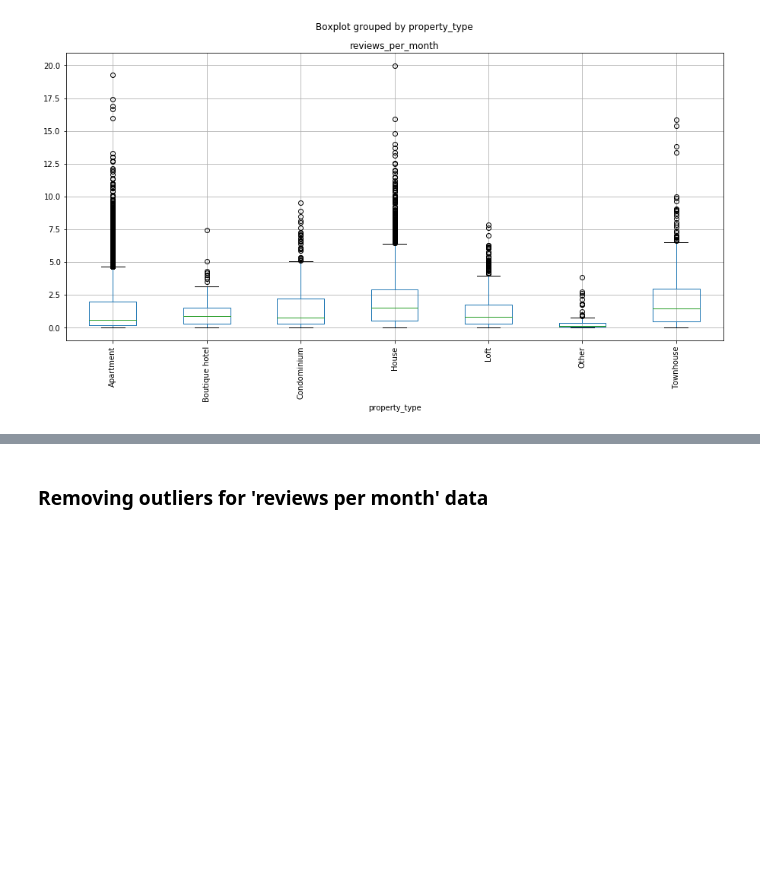
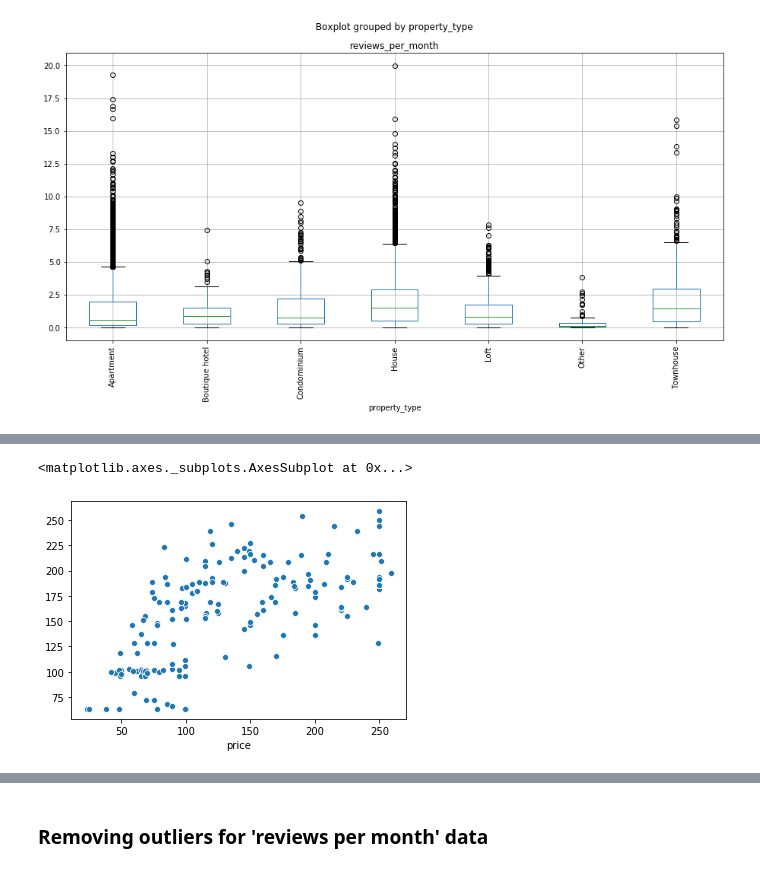
Before and after one commit to Wetpaint3/Airbnb_Project, a Jupyter notebook: airbnb.ipynb, the cells around one changed output, grey strips where cells are left out. Drawn from its saved outputs; the diff is of its cells as text; code cells hidden in the pictures; blank space fills up the shorter version.

```diff
--- a/airbnb.ipynb
+++ b/airbnb.ipynb
@@ -674,0 +633,17 @@ df2.boxplot('reviews_per_month',by = 'property_type',figsize = (15,7), rot=90);
+# %%
+dfla2['instant_dummy'] = pd.get_dummies(dfla2['instant_bookable'], drop_first=True)
+dfla2['City_of_LA_dummy'] = np.where(dfla2['neighbourhood_group_cleansed']=='City of Los Angeles', 1, 0)
+dfla2['Manhattan_dummy'] = np.where(dfla2['neighbourhood_group_cleansed']=='City of Los Angeles', 1, 0)
+dfla2['Unincorporated_Areas_dummy'] = np.where(dfla2['neighbourhood_group_cleansed']=='Unincorporated Areas', 1, 0)
+dfla2['Other_Cities_dummy'] = np.where(dfla2['neighbourhood_group_cleansed']=='Other Cities', 1, 0)
+dfla2['Apartment_dummy'] = np.where(dfla2['property_type']=='Apartment', 1, 0)
+dfla2['Condominium_dummy'] = np.where(dfla2['property_type']=='Condominium', 1, 0)
+dfla2['Townhouse_dummy'] = np.where(dfla2['property_type']=='Townhouse', 1, 0)
+dfla2['Hotel_dummy'] = np.where(dfla2['property_type']=='Hotel', 1, 0)
+dfla2['House_dummy'] = np.where(dfla2['property_type']=='House', 1, 0)
+dfla2['Boutique_dummy'] = np.where(dfla2['property_type']=='Boutique hotel', 1, 0)
+dfla2['Serviced_apartment_dummy'] = np.where(dfla2['property_type']=='Serviced apartment', 1, 0)
+dfla2['Loft_dummy'] = np.where(dfla2['property_type']=='Loft', 1, 0)
+dfla2['Private_dummy'] = np.where(dfla2['room_type']=='Private room', 1, 0)
+dfla2['Shared_dummy'] = np.where(dfla2['room_type']=='Shared room', 1, 0)
+dfla2['Entire_dummy'] = np.where(dfla2['room_type']=='Entire home/apt', 1, 0)
@@ -674,0 +670,5 @@ df2.boxplot('reviews_per_month',by = 'property_type',figsize = (15,7), rot=90);
+# %%
+sns.scatterplot(dfla2['price'],price_reg.predict(dfla2))
+# %% [output]
+<matplotlib.axes._subplots.AxesSubplot at 0x...>
+[figure, added]
```
Also changed, not shown: parts of 21 cells of this notebook.
